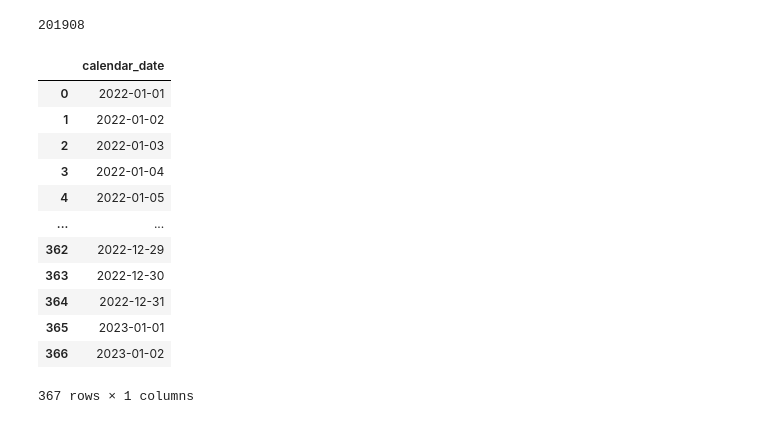
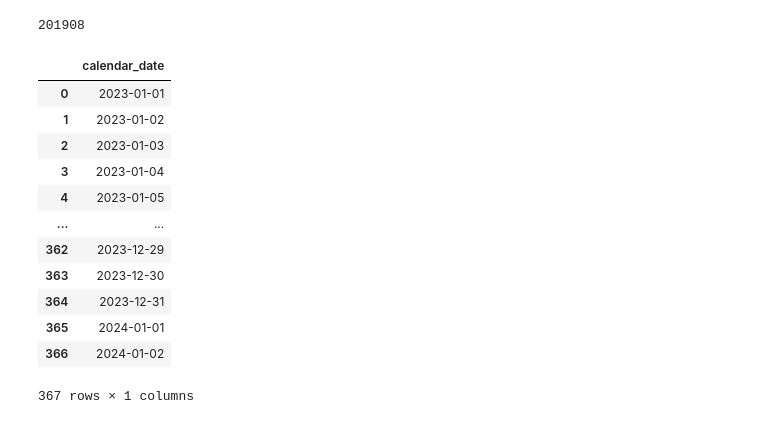
Before and after one commit to jed-gore/company_time, a Jupyter notebook: apply.ipynb, the cells around one changed output. Drawn from its saved outputs; the diff is of its cells as text; code cells hidden in the pictures.

```diff
--- a/apply.ipynb
+++ b/apply.ipynb
@@ -26,21 +16,21 @@ df_holidays = pd.DataFrame(holiday_list,columns=['holiday_date','holiday_name'])
 # %%
 #how to handle 53 week years
 # %%
-df = ct.gregorian_calendar_dataframe(start_date="01-01-2022", end_date="02-01-2023")
+df = ct.gregorian_calendar_dataframe(start_date="01-01-2023", end_date="02-01-2024")
 df
 # %% [output]
 |  | calendar_date |
-| 0 | 2022-01-01 |
-| 1 | 2022-01-02 |
-| 2 | 2022-01-03 |
-| 3 | 2022-01-04 |
-| 4 | 2022-01-05 |
+| 0 | 2023-01-01 |
+| 1 | 2023-01-02 |
+| 2 | 2023-01-03 |
+| 3 | 2023-01-04 |
+| 4 | 2023-01-05 |
 | ... | ... |
-| 362 | 2022-12-29 |
-| 363 | 2022-12-30 |
-| 364 | 2022-12-31 |
-| 365 | 2023-01-01 |
-| 366 | 2023-01-02 |
+| 362 | 2023-12-29 |
+| 363 | 2023-12-30 |
+| 364 | 2023-12-31 |
+| 365 | 2024-01-01 |
+| 366 | 2024-01-02 |
 367 rows × 1 columns
 # %%
 import pandas as pd
```
Also changed, not shown: parts of 7 cells of this notebook, 1 other file.
